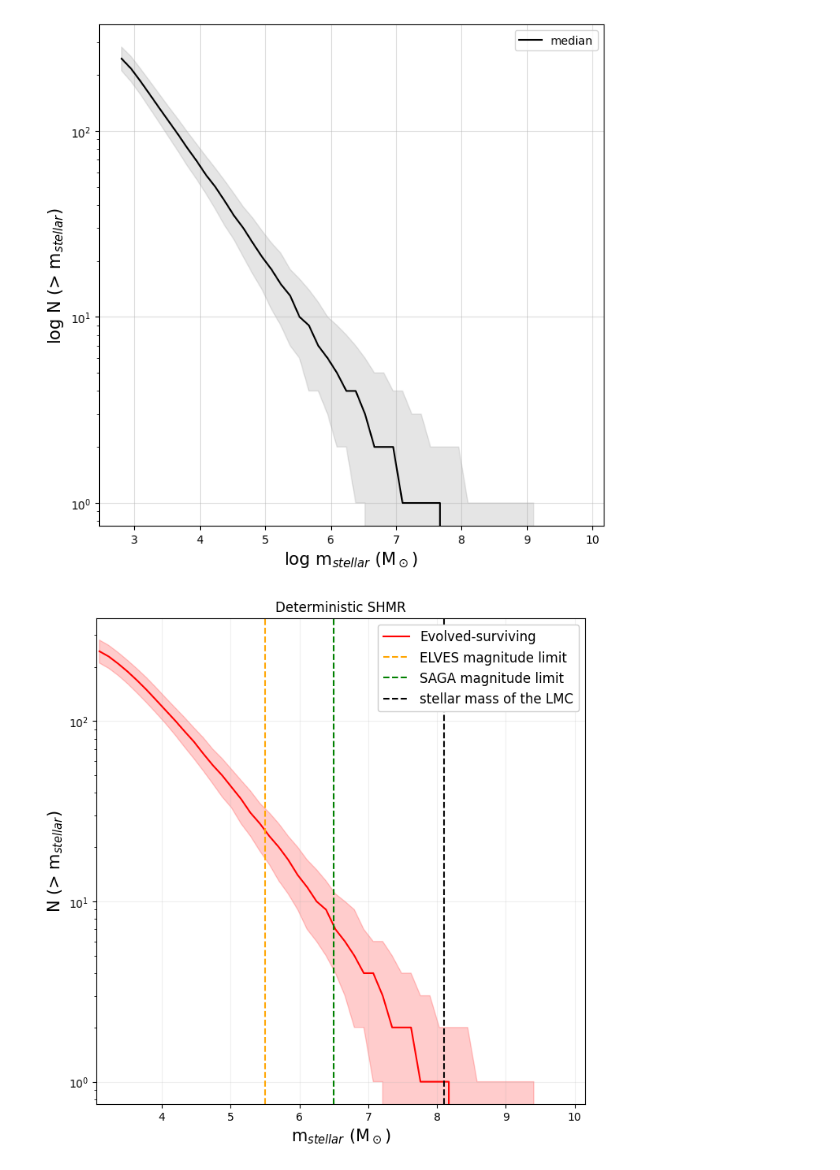
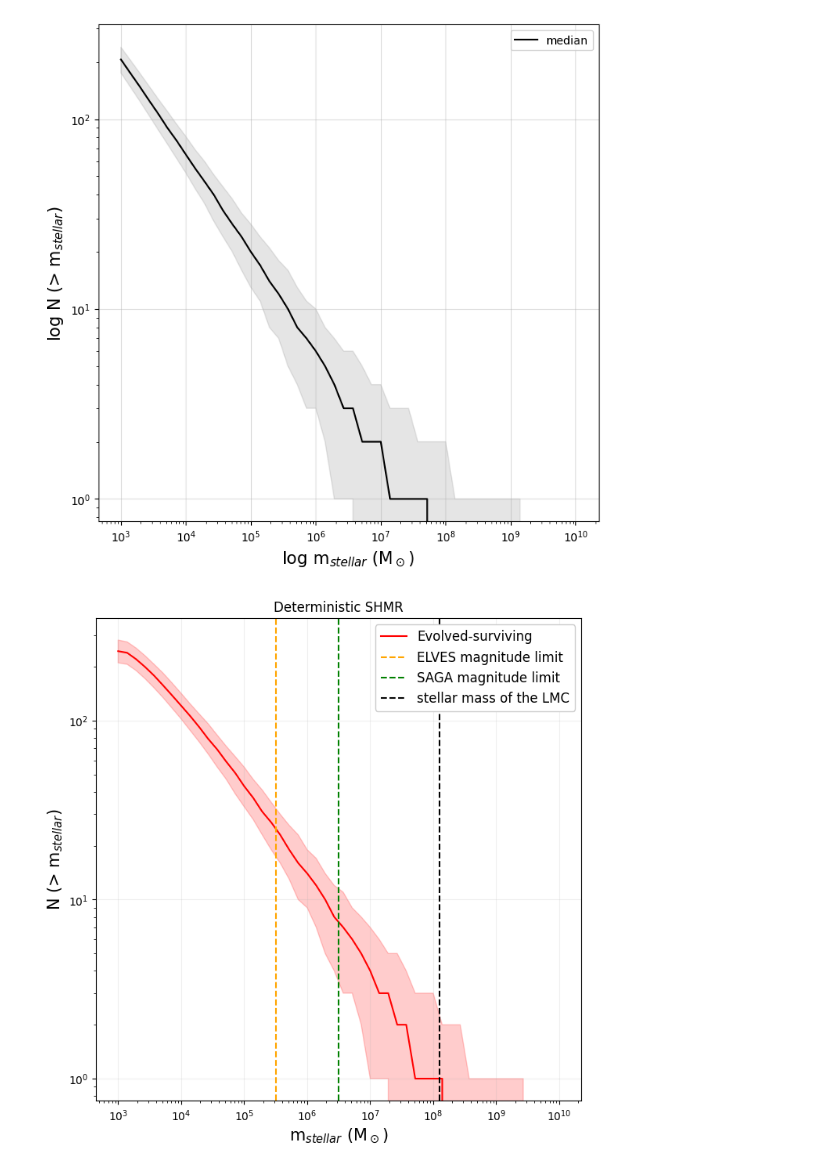
Before and after one commit to jsmonzon/SatGen, a Jupyter notebook: notebooks/CSMF.ipynb, the cells around one changed output. Saved outputs shown, nothing was run; the diff lists cells and outputs as text; code cells hidden in the pictures.

```diff
--- a/notebooks/CSMF.ipynb
+++ b/notebooks/CSMF.ipynb
@@ -38,3 +25,3 @@ acc_massr, acc_CSMF = CSMF(acc_data)
 # %%
-as_massr, as_CSMF = CSMF(as_data)
+as_massr, as_CSMF = CSMF(SHMR(as_data))
 # %% [output]
@@ -42,35 +29,37 @@ as_massr, as_CSMF = CSMF(as_data)
 # %%
-surv_massr, surv_CSMF = CSMF(surv_data)
+surv_massr, surv_CSMF = CSMF(SHMR(surv_data))
 # %% [output]
-[figure, old version]
+[figure, new version]
 # %%
 plt.figure(figsize=(8, 8))
 
 plt.title("Deterministic SHMR")
 #plt.plot(acc_massr, acc_CSMF[1, :], label="Unevolved", color="black")
 #plt.fill_between(acc_massr, y1=acc_CSMF[0, :], y2=acc_CSMF[2, :], alpha=0.2, color="black")
 
 plt.plot(as_massr, as_CSMF[1, :], label="Evolved-surviving", color="red")
 plt.fill_between(as_massr, y1=as_CSMF[0, :], y2=as_CSMF[2, :], alpha=0.2, color="red")
 
 #plt.plot(as_massr, as_CSMF[1, :], label="Unevolved-surviving", color="navy")
 #plt.fill_between(as_massr, y1=as_CSMF[0, :], y2=as_CSMF[2, :], alpha=0.2, color="navy")
 
 
-plt.axvline(5.5, ls="--", color='orange', label="ELVES magnitude limit")
-plt.axvline(6.5, ls="--", color='green', label="SAGA magnitude limit")
-plt.axvline(8.1, ls="--", color='black', label="stellar mass of the LMC")
+plt.axvline(10**5.5, ls="--", color='orange', label="ELVES magnitude limit")
+plt.axvline(10**6.5, ls="--", color='green', label="SAGA magnitude limit")
+plt.axvline(10**8.1, ls="--", color='black', label="stellar mass of the LMC")
 
 
-plt.yscale("log", base=10)
+plt.xscale("log")
+plt.yscale("log")
+
 
 plt.xlabel("m$_{stellar}$ (M$_\odot$)", fontsize=15)
 plt.ylabel("N (> m$_{stellar}$)", fontsize=15)
-plt.xlim(3.05)
+#plt.xlim(3.05)
 plt.legend(fontsize=12, framealpha=1)
 plt.grid(alpha=0.2)
 plt.savefig("../figures/determ_CSMF.png")
 
 plt.show()
 # %% [output]
-[figure, old version]
+[figure, new version]
```
Also changed, not shown: parts of 3 cells of this notebook.
